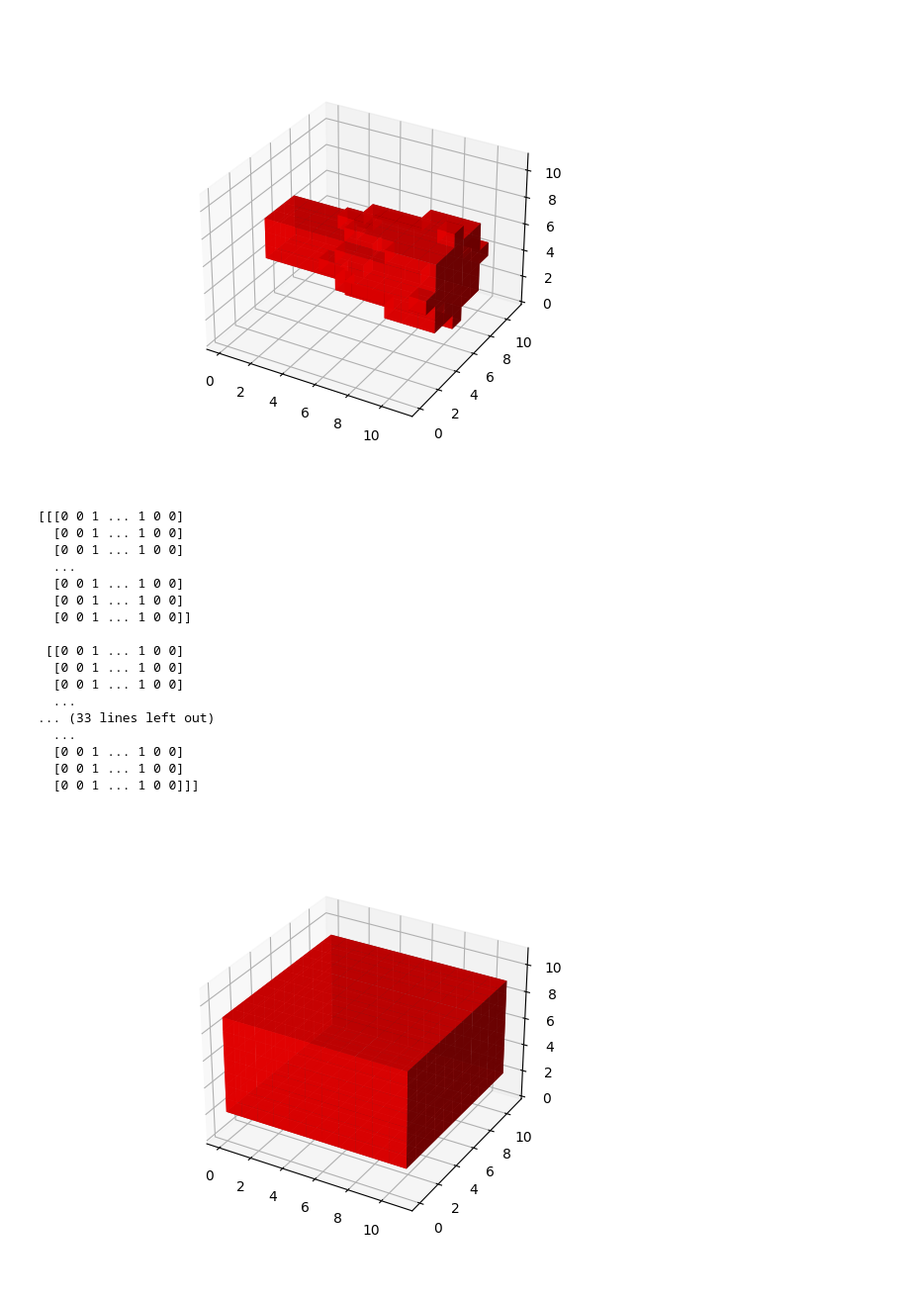
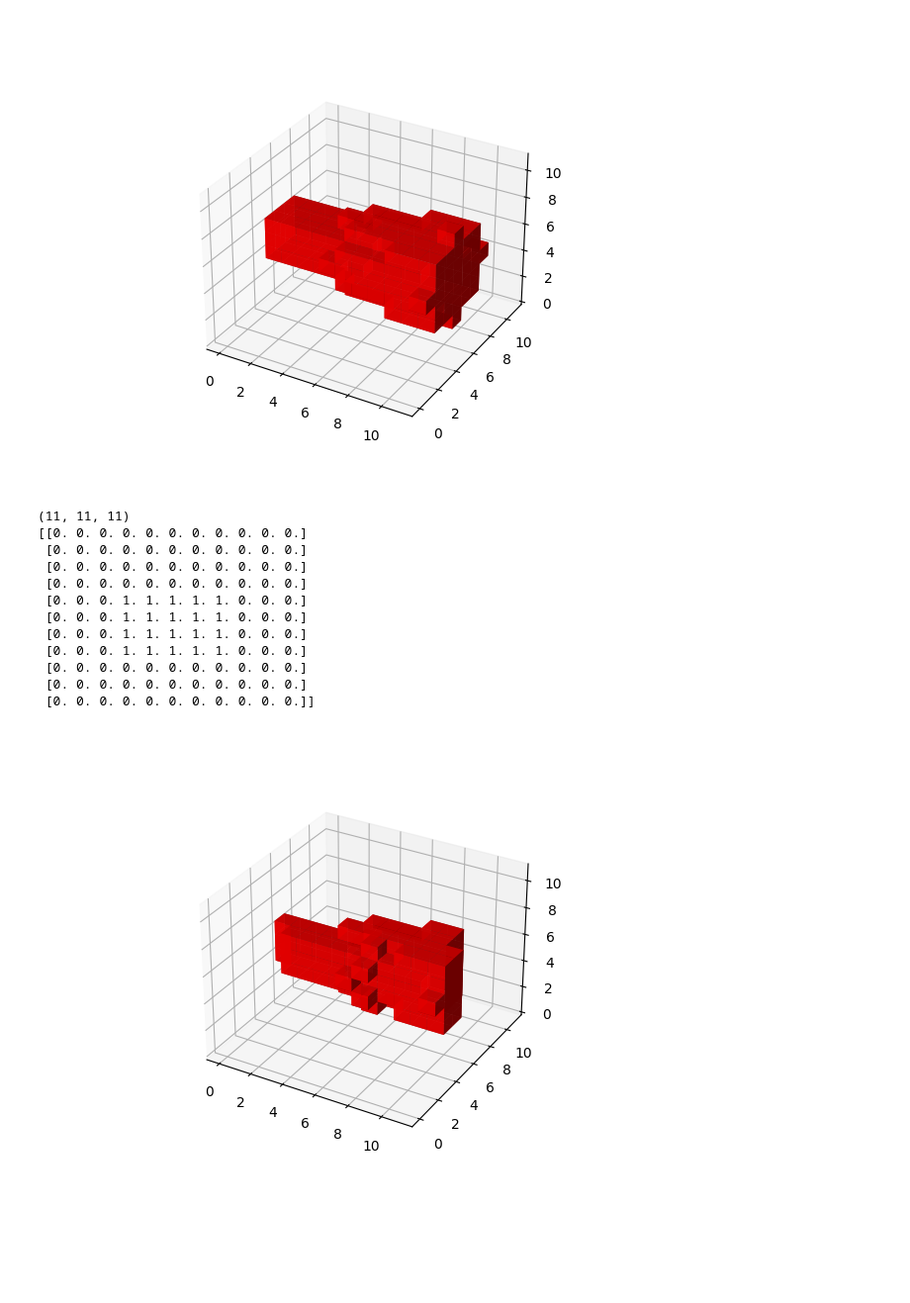
Before and after one commit to D-Gaard/bachelor, a Jupyter notebook: testLineRender.ipynb, the cells around one changed output. Shown at 99% size. Drawn from its saved outputs; the diff is of its cells as text; code cells hidden in the pictures; blank space fills up the shorter version.

```diff
--- a/testLineRender.ipynb
+++ b/testLineRender.ipynb
@@ -136,59 +155,61 @@ plt.show()
 # %%
 #try to rotate box
-from scipy.ndimage import rotate as SR
+from scipy.ndimage.interpolation import rotate as SR #-interpolate
+import sys
+box2 = np.copy(box)
+box_rot = SR(box2,angle=1) #reshape=False
 
-box2 = np.copy(box)
-box_rot = SR(box2,90)
+box_rot = np.where(box_rot > 0.99, 1.0, 0.0)
 
-box_rot = np.where(box_rot == 0, 0, 1)
-
-print(box_rot)
+np.set_printoptions(threshold=sys.maxsize)
+print(box_rot.shape)
+#print(box)
+#print(np.rot90(box2[9]))
+print(box_rot[9])
+#print(box2[9])
 # %% [output]
-[[[0 0 1 ... 1 0 0]
-  [0 0 1 ... 1 0 0]
-  [0 0 1 ... 1 0 0]
-  ...
-  [0 0 1 ... 1 0 0]
-  [0 0 1 ... 1 0 0]
-  [0 0 1 ... 1 0 0]]
-
- [[0 0 1 ... 1 0 0]
-  [0 0 1 ... 1 0 0]
-  [0 0 1 ... 1 0 0]
-  ...
-... (33 lines left out)
-  ...
-  [0 0 1 ... 1 0 0]
-  [0 0 1 ... 1 0 0]
-  [0 0 1 ... 1 0 0]]]
+(11, 11, 11)
+[[0. 0. 0. 0. 0. 0. 0. 0. 0. 0. 0.]
+ [0. 0. 0. 0. 0. 0. 0. 0. 0. 0. 0.]
+ [0. 0. 0. 0. 0. 0. 0. 0. 0. 0. 0.]
+ [0. 0. 0. 0. 0. 0. 0. 0. 0. 0. 0.]
+ [0. 0. 0. 1. 1. 1. 1. 1. 0. 0. 0.]
+ [0. 0. 0. 1. 1. 1. 1. 1. 0. 0. 0.]
+ [0. 0. 0. 1. 1. 1. 1. 1. 0. 0. 0.]
+ [0. 0. 0. 1. 1. 1. 1. 1. 0. 0. 0.]
+ [0. 0. 0. 0. 0. 0. 0. 0. 0. 0. 0.]
+ [0. 0. 0. 0. 0. 0. 0. 0. 0. 0. 0.]
+ [0. 0. 0. 0. 0. 0. 0. 0. 0. 0. 0.]]
 # %%
+
+#box_rot, _ = rot(box2, np.array([x0, y0]), 145)
 
 %matplotlib widget
 
 # Create axis
-axes = [11, 11, 11]
+axes = [box_rot.shape[0], box_rot.shape[1], box_rot.shape[2]]  # [11, 11, 11]
 
 # Create Data
 data = box_rot  # np.ones(axes, dtype=np.bool)
 
 # Controll Tranperency
 alpha = 0.9
 
 # Control colour
 colors = np.empty(axes + [4], dtype=np.float32)
 
 colors[:] = [1, 0, 0, alpha]  # red
 
 # Plot figure
 fig = plt.figure()
 ax = fig.add_subplot(111, projection='3d')
 
 # Voxels is used to customizations of the
 # sizes, positions and colors.
 ax.voxels(data, facecolors=colors)
 
 
 plt.ion
 plt.show()
 # %% [output]
-[figure, old version]
+[figure, new version]
```
Also changed, not shown: parts of 1 cell of this notebook.
